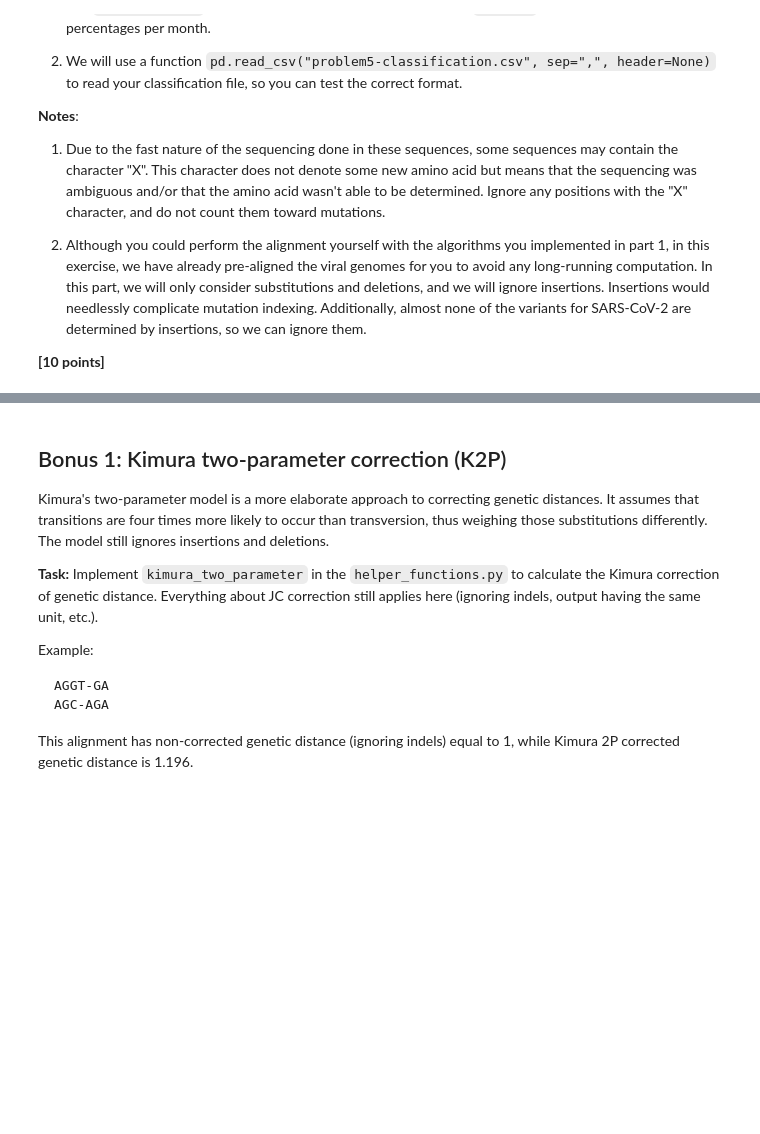
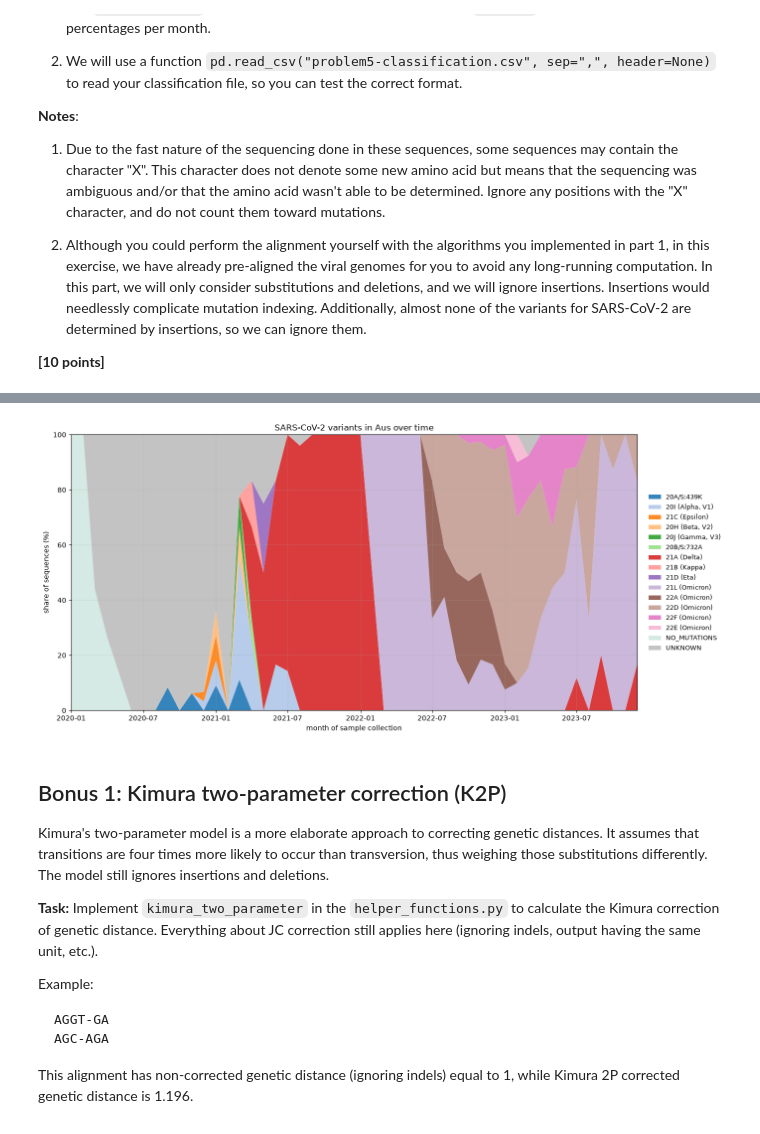
Before and after one commit to anisabrarr/assign_viral_evo, a Jupyter notebook: viral_evo_workbook.ipynb, the cells around one changed output, grey strips where cells are left out. Cells and saved outputs as stored; diff of their text form; code cells hidden in the pictures; blank space fills up the shorter version.

Commit message:
problem 5

```diff
--- a/viral_evo_workbook.ipynb
+++ b/viral_evo_workbook.ipynb
@@ -459,3 +455,92 @@ After you have assigned all the sequences to a variant, create a plot showing th
 3. Although you could perform the alignment yourself with the algorithms you implemented in part 1, in this exercise, we have already pre-aligned the viral genomes for you to avoid any long-running computation. In this part, we will only consider substitutions and deletions, and we will ignore insertions. Insertions would needlessly complicate mutation indexing. Additionally, almost none of the variants for SARS-CoV-2 are determined by insertions, so we can ignore them.
 
 **[10 points]**
+# %%
+import json
+import matplotlib.pyplot as plt
+from Bio.Seq import Seq
+
+reference_spike = str(Seq(reference[21562:25384]).translate()).rstrip("*")
+
+with open("data/variants.json") as f:
+    variants = json.load(f)
+
+spike_mutations = {}
+for variant_name, info in variants.items():
+    spike_mutations[variant_name] = [m for m in info["nonsynonymous"] if m["gene"] == "S"]
+
+accessions, dates, spike_seqs = [], [], []
+for record in SeqIO.parse("data/p5-aus-spike-proteins.fasta", "fasta"):
+    name, date_string, accession = record.description.split("|")
+    accessions.append(accession)
+    dates.append(pd.to_datetime(date_string))
+    spike_seqs.append(str(record.seq))
+
+def no_mutations(seq):
+    for seq_aa, ref_aa in zip(seq, reference_spike):
+        if seq_aa != "X" and seq_aa != ref_aa:
+            return False
+    return True
+
+def classify(seq):
+    if no_mutations(seq):
+        return "NO_MUTATIONS"
+
+    best_variant = None
+    best_score = -1
+    for variant_name, mutations in spike_mutations.items():
+        matches = 0
+        for m in mutations:
+            aa = seq[m["pos"] - 1]
+            if aa == m["right"]:
+                matches += 1
+        score = matches / len(mutations)
+        if score > best_score:
+            best_variant, best_score = variant_name, score
+
+    if best_score >= 0.51:
+        return best_variant
+    return "UNKNOWN"
+
+classes = [classify(s) for s in spike_seqs]
+
+p5 = pd.DataFrame({"accession": accessions, "date": dates, "variant": classes})
+print(p5["variant"].value_counts())
+
+p5[["accession", "variant"]].to_csv("problem5-classification.csv", header=False, index=False)
+
+counts = (p5.groupby([pd.Grouper(key="date", freq="MS"), "variant"])
+            .size()
+            .unstack(fill_value=0))
+percentages = counts.div(counts.sum(axis=1), axis=0) * 100
+
+first_seen = (counts > 0).idxmax().sort_values()
+order = [v for v in first_seen.index if v not in ("UNKNOWN", "NO_MUTATIONS")]
+order += [v for v in ("NO_MUTATIONS", "UNKNOWN") if v in percentages.columns]
+percentages = percentages[order]
+
+palette = plt.cm.tab20(np.linspace(0, 1, 20))
+colours = []
+i = 0
+for v in order:
+    if v == "UNKNOWN":
+        colours.append("#bdbdbd")
+    elif v == "NO_MUTATIONS":
+        colours.append("#D1E8E2")
+    else:
+        colours.append(palette[i % 20])
+        i += 1
+
+fig, ax = plt.subplots(figsize=(14, 6.5))
+ax.stackplot(percentages.index, percentages.T.values, labels=order, colors=colours, alpha=0.9)
+ax.set_xlim(percentages.index.min(), percentages.index.max())
+ax.set_ylim(0, 100)
+ax.set_ylabel("share of sequences (%)")
+ax.set_xlabel("month of sample collection")
+ax.set_title("SARS-CoV-2 variants in Aus over time")
+ax.legend(loc="center left", bbox_to_anchor=(1.01, 0.5), fontsize=9, frameon=False)
+ax.grid(alpha=0.25)
+fig.tight_layout()
+fig.savefig("problem5.svg")
+plt.show()
+# %% [output]
@@ -462,3 +565,4 @@ After you have assigned all the sequences to a variant, create a plot showing th
+[figure, added]
 # %% [markdown]
 ## Bonus 1: Kimura two-parameter correction (K2P)
 
```
Also changed, not shown: parts of 6 cells of this notebook, 4 other files.
